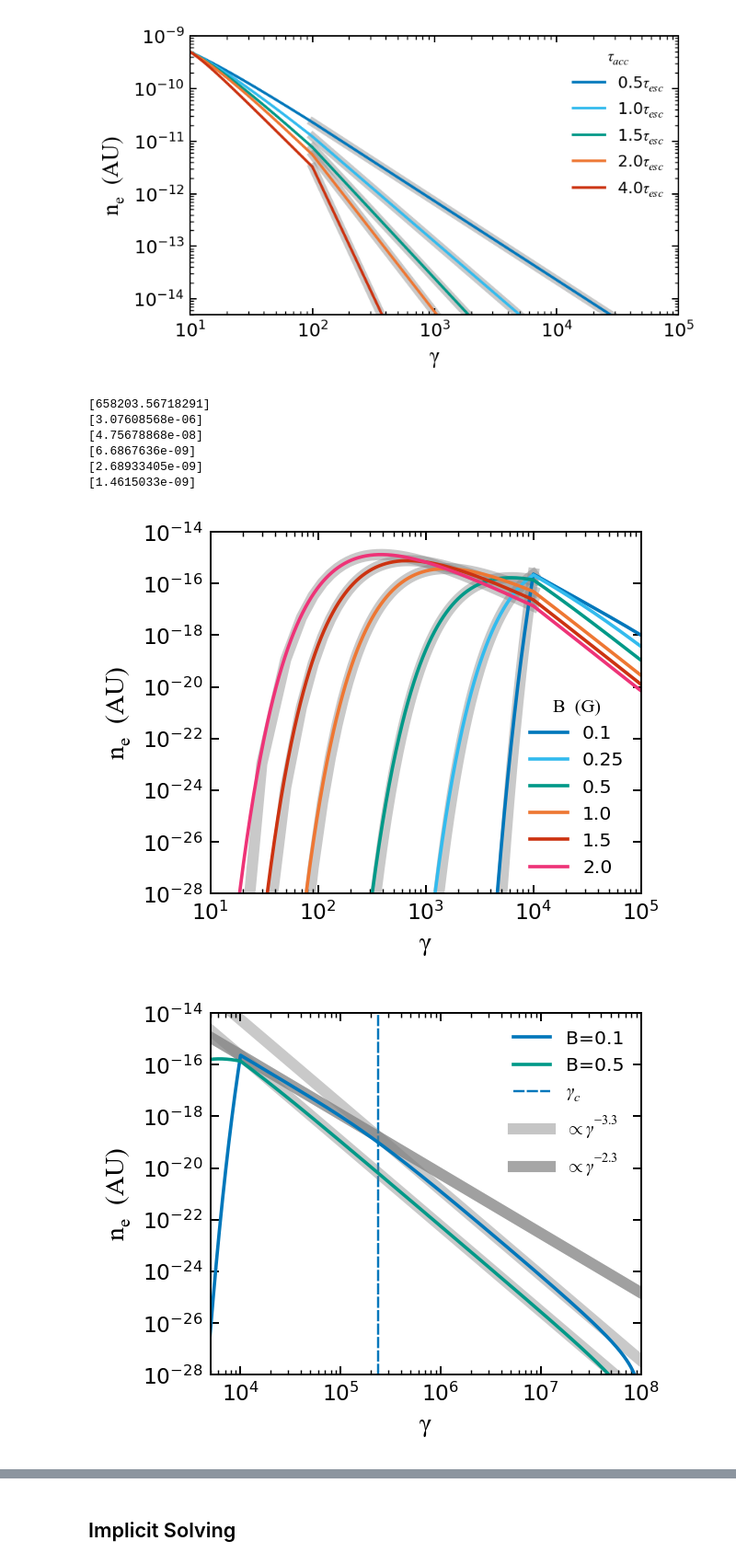
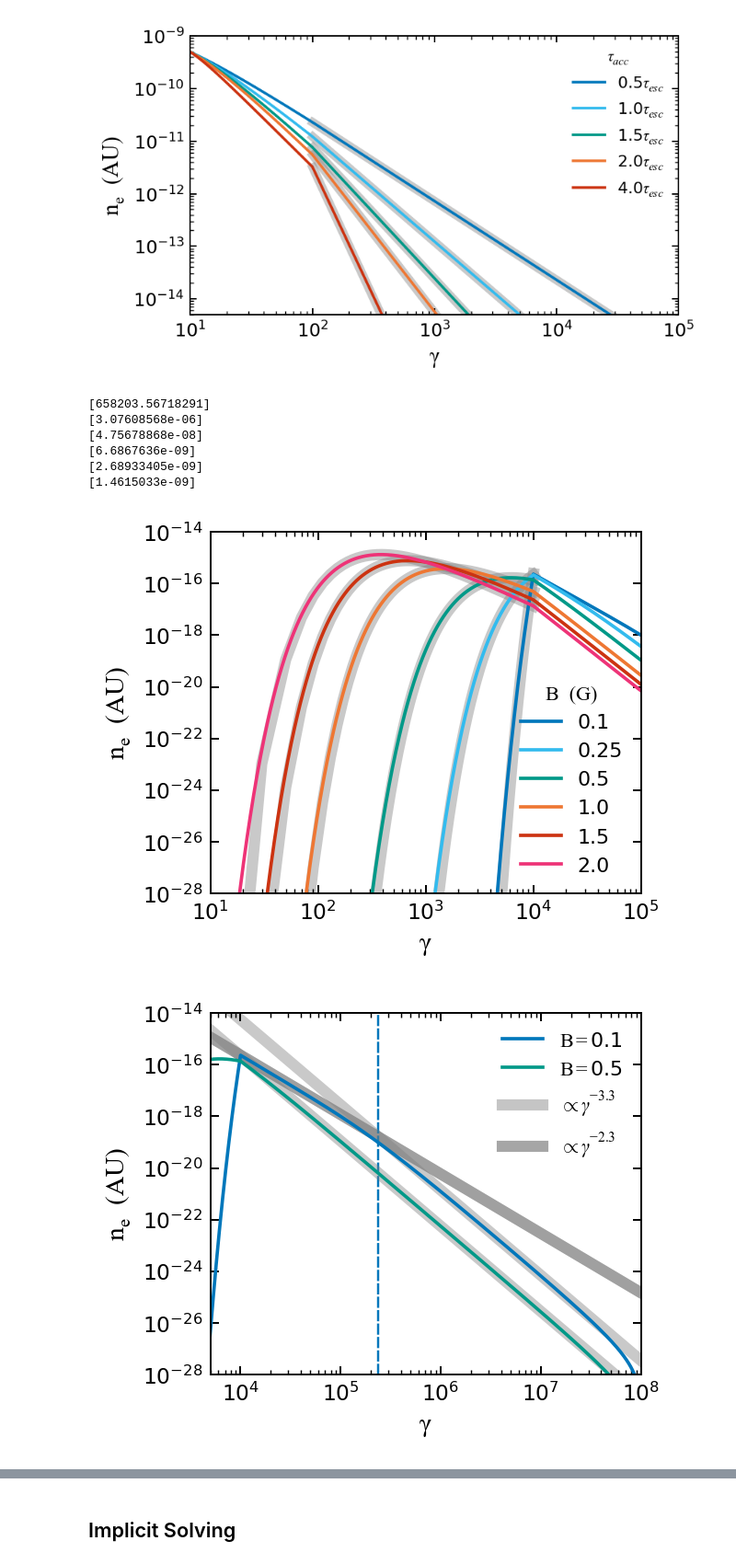
Before and after one commit to me623/Mphys_modelling, a Jupyter notebook: python_notebooks/final_plotting.ipynb, the cells around one changed output, grey strips where cells are left out. Shown: that part at 92% size. Drawn from its saved outputs; the diff is of its cells as text; code cells hidden in the pictures.

```diff
--- a/python_notebooks/final_plotting.ipynb
+++ b/python_notebooks/final_plotting.ipynb
@@ -409,7 +409,11 @@ plt.ylim(1e-28, 1e-14)
 #plt.vlines(1e4, 1e-28, 1e-7, color="black", linestyle="dashed")
 
 # Customize legend with fontsize
-plt.legend(fontsize=fontsize*0.7,title_fontproperties={'family':'Times New Roman', 'size':fontsize * 0.7}, title = "B  (G)", frameon=False)
+plt.legend(fontsize=fontsize*0.76,
+           title_fontproperties={'family':'Times New Roman', 'size':fontsize * 0.76},
+           title = "B  (G)",
+           frameon=False,
+           loc="lower right")
 
 # Customize ticks with fontsize
 plt.tick_params(axis='both', which='major', direction="in", labelsize=fontsize*0.8, top=True, right=True)
@@ -427,13 +431,15 @@ plt.show()
 [6.6867636e-09]
 [2.68933405e-09]
 [1.4615033e-09]
-[figure, old version]
+[figure, new version]
 # %%
+from matplotlib.font_manager import FontProperties
 path = r"C:\Users\morga\Masters Year\Modelling\Mphys_modelling\csv_data\steady_state"
 files = ["B0.10.csv", "B0.50.csv"]
 names = ["B=0.1", "B=0.5"]
 
 fs=8
+fontsize=12
 lw = 5
 plt.figure(figsize=[3.75,3])
 for file, name, colour in zip(files, names, [vibrant[0],vibrant[2]]):
@@ -459,35 +465,55 @@ for file, name, colour in zip(files, names, [vibrant[0],vibrant[2]]):
             lw=lw,
             zorder=0,
     )
     gamma_c = 1 / (run_data["S"][0] * run_data["tau_esc"][0] * (1-run_data["inject_p"][0]))
     plt.vlines(gamma_c, 1e-32, 2e12, colour, (0, (5, 1)),lw=1,zorder=0,)
 
 plt.plot(np.NaN, np.NaN, ls=(0, (5, 1)), lw=1, c = vibrant[0], label = "$\gamma_c$")
 plt.plot(np.NaN, np.NaN, c= "grey", alpha=0.45, ls="-",lw=lw,
         label = rf"$\propto\gamma^{{{-run_data['inject_p'][0]-1}}}$",
         zorder=1,
 )
 
 plt.plot(np.NaN, np.NaN,c = "grey", alpha=0.7, ls="-",lw=lw,
         label = rf"$\propto\gamma^{{{-run_data['inject_p'][0]}}}$",
         zorder=0,
 )
 
 plt.yscale("log")
 plt.xscale("log")
 # Customize legend with fontsize
 
 plt.ylabel(r"$\mathrm{n_e}$  (AU)", fontsize=fontsize, fontdict={'family': 'Times New Roman'})
 plt.xlabel(r"$\mathrm{\gamma}$", fontsize=fontsize, fontdict={'family': 'Times New Roman'})
-plt.legend(fontsize=fontsize*0.7, frameon=False)
+# Creating legend with mixed fonts
+
+# Customizing legend fonts
+times_new_roman = FontProperties(family='Times New Roman', size=12)
+
+# Manually setting legend labels
+handles = [
+    plt.Line2D([0], [0], color=vibrant[0], lw=1.5),
+    plt.Line2D([0], [0], color=vibrant[2], lw=1.5),
+    plt.Line2D([0], [0], color="grey", lw=5, alpha=0.45),
+    plt.Line2D([0], [0], color="grey", lw=5, alpha=0.7),
+]
+labels = [
+    r"$\mathdefault{\mathrm{B=}}$0.1",  # "B=" in Times New Roman, 0.1 in default font
+    r"$\mathdefault{\mathrm{B=}}$0.5",
+    rf"$\propto\gamma^{{{-run_data['inject_p'][0]-1}}}$",
+    rf"$\propto\gamma^{{{-run_data['inject_p'][0]}}}$",
+]
+
+# Adding legend to the plot
+plt.legend(handles, labels, fontsize=fontsize*0.76, frameon=False)
 # Customize ticks with fontsize
 plt.tick_params(axis='both', which='major', direction="in", labelsize=fontsize*0.8, top=True, right=True)
 plt.tick_params(axis='both', which='minor', direction="in", top=True, right=True)
 plt.xlim(5e3, 1e8)
 plt.ylim(1e-28, 1e-14)
 plt.tight_layout()
 # %% [output]
-[figure, old version]
+[figure, new version]
 # %%
 # Define the nu_crit function
 def nu_crit(gamma, B):
```
Also changed, not shown: parts of 2 cells of this notebook.
